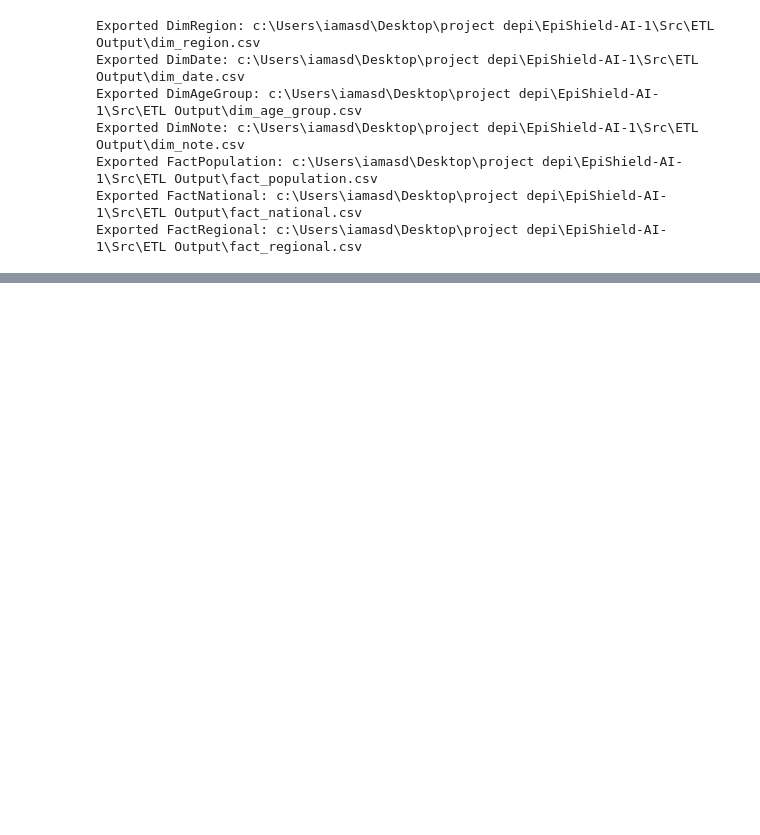
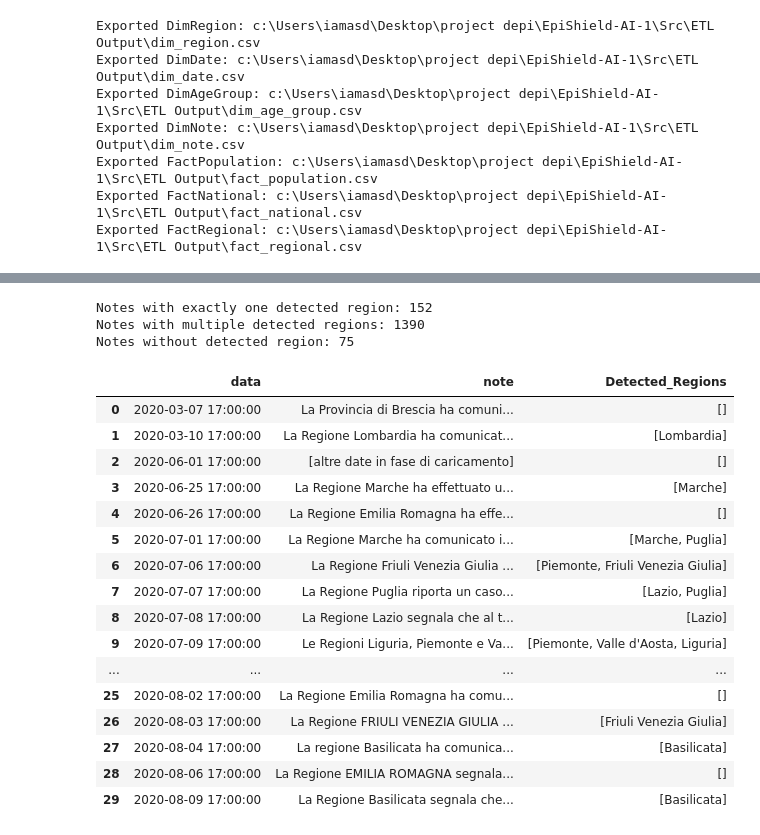
Before and after one commit to rawanmohammed277/EpiShield-AI, a Jupyter notebook: Src/Data Engineering/etl.ipynb, the cells around one changed output, grey strips where cells are left out. Saved outputs shown, nothing was run; the diff lists cells and outputs as text; code cells hidden in the pictures; blank space fills up the shorter version.

```diff
--- a/Src/Data Engineering/etl.ipynb
+++ b/Src/Data Engineering/etl.ipynb
@@ -3875,0 +4923,67 @@ Exported FactRegional: c:\Users\iamasd\Desktop\project depi\EpiShield-AI-1\Src\E
+# %%
+# Detect explicit region names in Notes
+
+region_names = dim_location_target["Region_Name"].dropna().tolist()
+
+notes_reference_check = notes_target.copy()
+
+def detect_regions(note):
+    if pd.isna(note) or not str(note).strip():
+        return []
+
+    note_lower = str(note).casefold()
+
+    return [
+        region
+        for region in region_names
+        if region.casefold() in note_lower
+    ]
+
+
+notes_reference_check["Detected_Regions"] = (
+    notes_reference_check["note"].apply(detect_regions)
+)
+
+notes_reference_check["Detected_Region_Count"] = (
+    notes_reference_check["Detected_Regions"].apply(len)
+)
+
+# Summarize detection results
+
+print("Notes with exactly one detected region:",
+      (notes_reference_check["Detected_Region_Count"] == 1).sum())
+
+print("Notes with multiple detected regions:",
+      (notes_reference_check["Detected_Region_Count"] > 1).sum())
+
+print("Notes without detected region:",
+      (notes_reference_check["Detected_Region_Count"] == 0).sum())
+
+# Display examples
+
+display(
+    notes_reference_check[
+        ["data", "note", "Detected_Regions"]
+    ].head(30)
+)
+# %% [output]
+Notes with exactly one detected region: 152
+Notes with multiple detected regions: 1390
+Notes without detected region: 75
+|  | data | note | Detected_Regions |
+| 0 | 2020-03-07 17:00:00 | La Provincia di Brescia ha comuni... | [] |
+| 1 | 2020-03-10 17:00:00 | La Regione Lombardia ha comunicat... | [Lombardia] |
+| 2 | 2020-06-01 17:00:00 | [altre date in fase di caricamento] | [] |
+| 3 | 2020-06-25 17:00:00 | La Regione Marche ha effettuato u... | [Marche] |
+| 4 | 2020-06-26 17:00:00 | La Regione Emilia Romagna ha effe... | [] |
+| 5 | 2020-07-01 17:00:00 | La Regione Marche ha comunicato i... | [Marche, Puglia] |
+| 6 | 2020-07-06 17:00:00 | La Regione Friuli Venezia Giulia ... | [Piemonte, Friuli Venezia Giulia] |
+| 7 | 2020-07-07 17:00:00 | La Regione Puglia riporta un caso... | [Lazio, Puglia] |
+| 8 | 2020-07-08 17:00:00 | La Regione Lazio segnala che al t... | [Lazio] |
+| 9 | 2020-07-09 17:00:00 | Le Regioni Liguria, Piemonte e Va... | [Piemonte, Valle d'Aosta, Liguria] |
+| ... | ... | ... | ... |
+| 25 | 2020-08-02 17:00:00 | La Regione Emilia Romagna ha comu... | [] |
+| 26 | 2020-08-03 17:00:00 | La Regione FRIULI VENEZIA GIULIA ... | [Friuli Venezia Giulia] |
+| 27 | 2020-08-04 17:00:00 | La regione Basilicata ha comunica... | [Basilicata] |
+| 28 | 2020-08-06 17:00:00 | La Regione EMILIA ROMAGNA segnala... | [] |
+| 29 | 2020-08-09 17:00:00 | La Regione Basilicata segnala che... | [Basilicata] |
```
Also changed, not shown: parts of 55 cells of this notebook, 8 other files.
